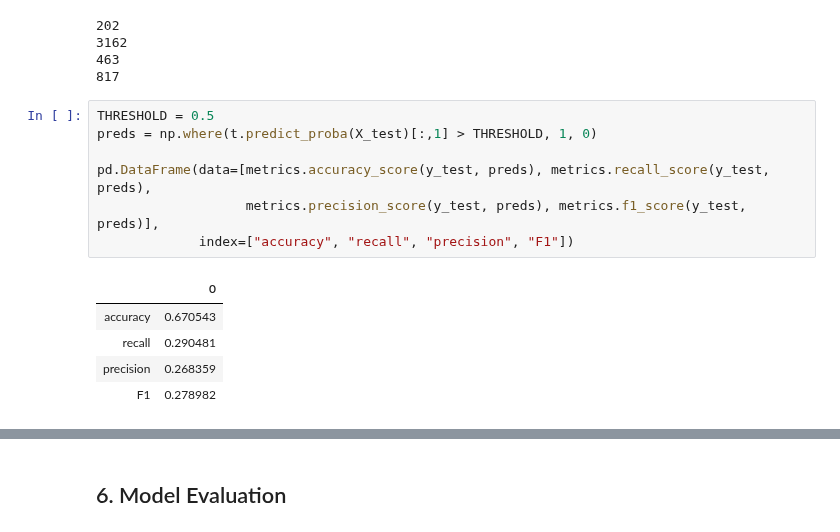
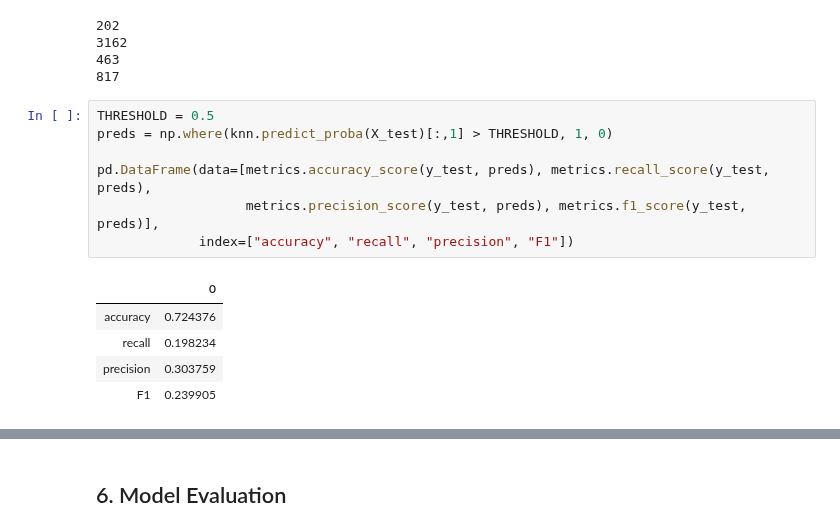
Before and after one commit to CaryMosley/Mod3Bakeoff, a Jupyter notebook: CaryBake.ipynb, the cells around one changed output, grey strips where cells are left out. Cells and saved outputs as stored; diff of their text form.

```diff
--- a/CaryBake.ipynb
+++ b/CaryBake.ipynb
@@ -1082,14 +1083,14 @@ print(FN)
 817
 # %%
 THRESHOLD = 0.5
-preds = np.where(t.predict_proba(X_test)[:,1] > THRESHOLD, 1, 0)
+preds = np.where(knn.predict_proba(X_test)[:,1] > THRESHOLD, 1, 0)
 
 pd.DataFrame(data=[metrics.accuracy_score(y_test, preds), metrics.recall_score(y_test, preds),
                    metrics.precision_score(y_test, preds), metrics.f1_score(y_test, preds)],
              index=["accuracy", "recall", "precision", "F1"])
 # %% [output]
 |  | 0 |
-| accuracy | 0.670543 |
-| recall | 0.290481 |
-| precision | 0.268359 |
-| F1 | 0.278982 |
+| accuracy | 0.724376 |
+| recall | 0.198234 |
+| precision | 0.303759 |
+| F1 | 0.239905 |
```
Also changed, not shown: parts of 3 cells of this notebook.
